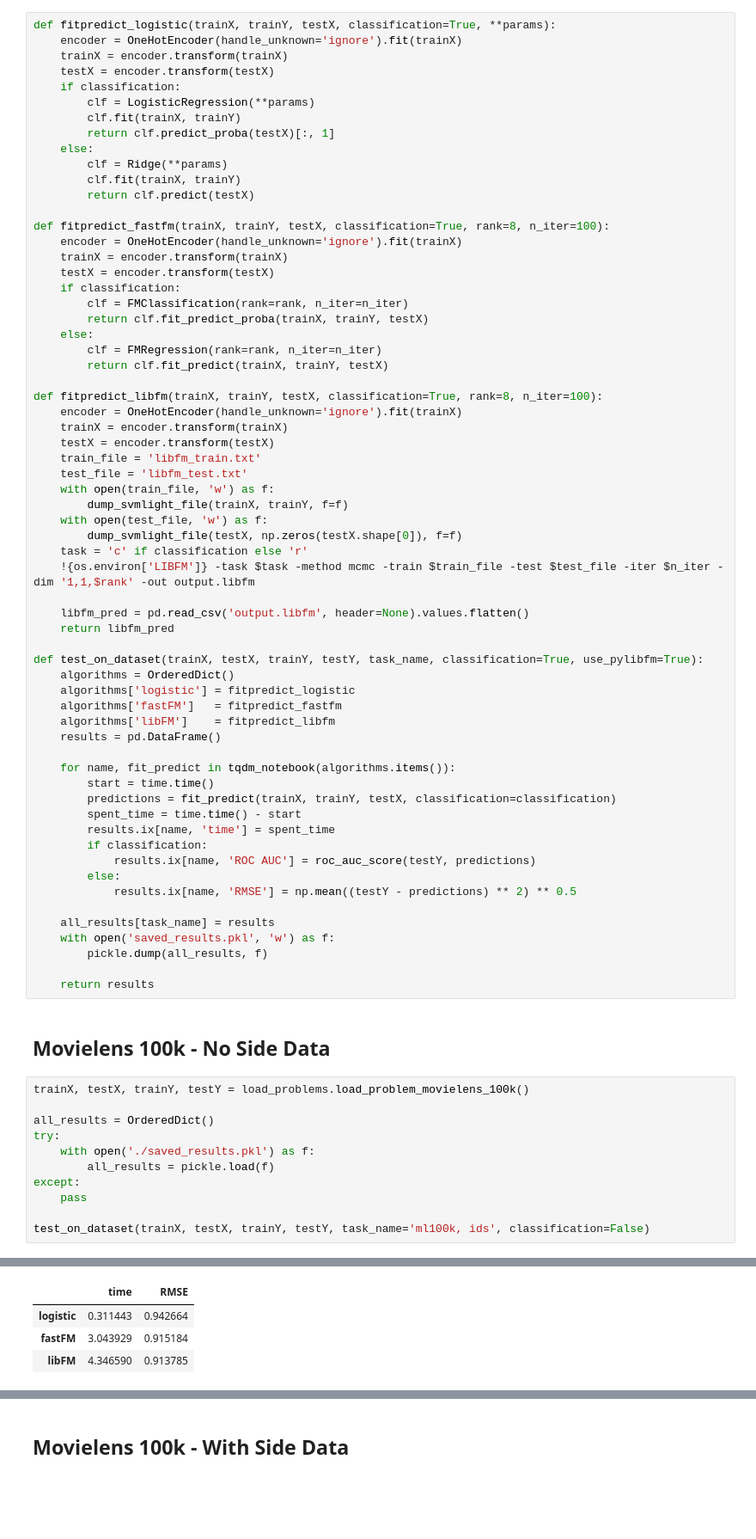
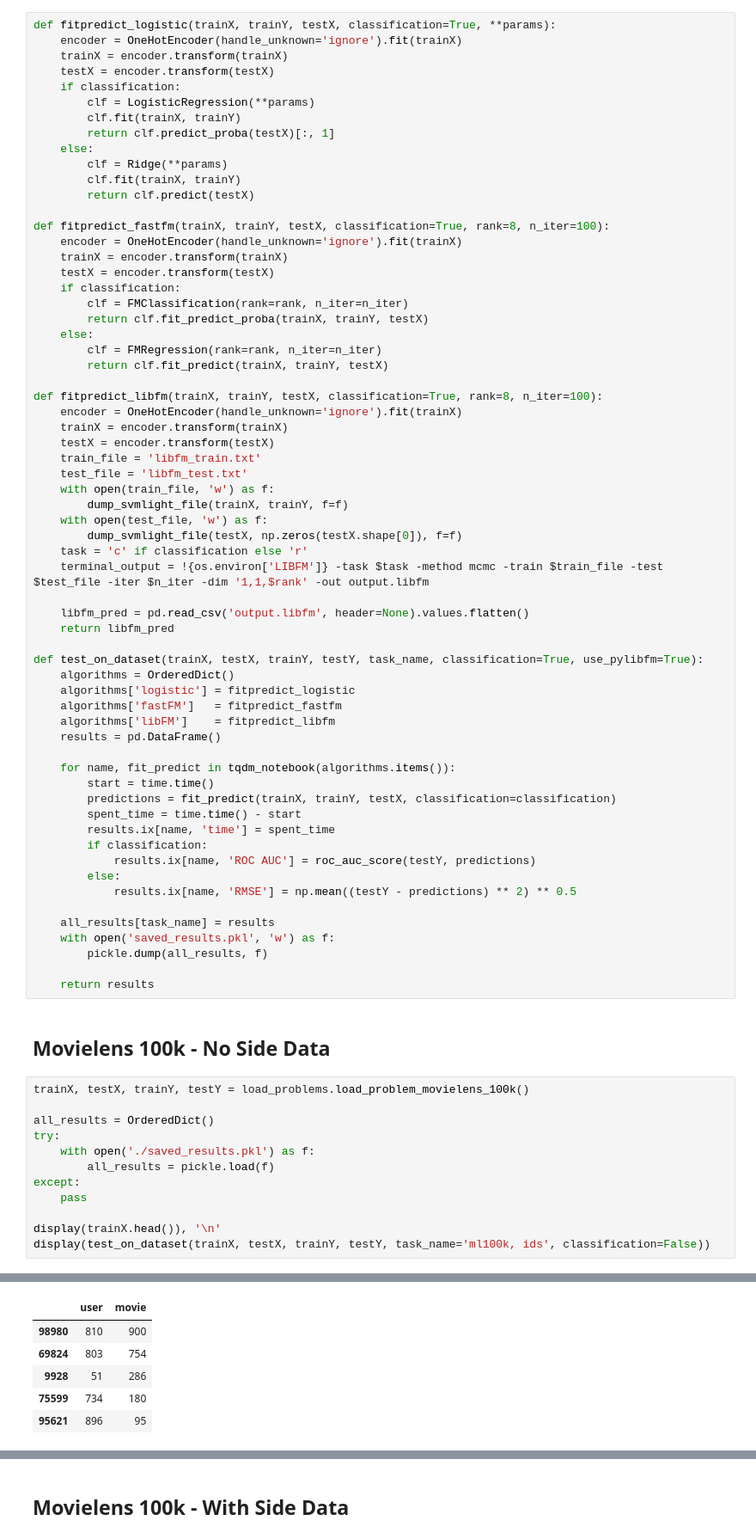
Before and after one commit to jscottcronin/libfm_and_pywfm, a Jupyter notebook: libfm_and_pywfm/Using libfm natively.ipynb, the cells around one changed output, grey strips where cells are left out. Shown: that part at 86% size. Saved outputs shown, nothing was run; the diff lists cells and outputs as text; blank space fills up the shorter version.

Commit message:
working libfm and fastfm usage on benchmarked and non-benchmarked movielens data

```diff
--- a/libfm_and_pywfm/Using libfm natively.ipynb
+++ b/libfm_and_pywfm/Using libfm natively.ipynb
@@ -215,7 +264,7 @@ def fitpredict_libfm(trainX, trainY, testX, classification=True, rank=8, n_iter=
     with open(test_file, 'w') as f:
         dump_svmlight_file(testX, np.zeros(testX.shape[0]), f=f)
     task = 'c' if classification else 'r'
-    !{os.environ['LIBFM']} -task $task -method mcmc -train $train_file -test $test_file -iter $n_iter -dim '1,1,$rank' -out output.libfm
+    terminal_output = !{os.environ['LIBFM']} -task $task -method mcmc -train $train_file -test $test_file -iter $n_iter -dim '1,1,$rank' -out output.libfm
 
     libfm_pred = pd.read_csv('output.libfm', header=None).values.flatten()
     return libfm_pred
@@ -254,5 +303,6 @@ try:
 except:
     pass
 
-test_on_dataset(trainX, testX, trainY, testY, task_name='ml100k, ids', classification=False)
+display(trainX.head()), '\n'
+display(test_on_dataset(trainX, testX, trainY, testY, task_name='ml100k, ids', classification=False))
 # %% [output]
@@ -276,4 +309,6 @@ has xt = 1
-|  | time | RMSE |
-| logistic | 0.311443 | 0.942664 |
-| fastFM | 3.043929 | 0.915184 |
-| libFM | 4.346590 | 0.913785 |
+|  | user | movie |
+| 98980 | 810 | 900 |
+| 69824 | 803 | 754 |
+| 9928 | 51 | 286 |
+| 75599 | 734 | 180 |
+| 95621 | 896 | 95 |
```
Also changed, not shown: parts of 29 cells of this notebook, 1 other file.
